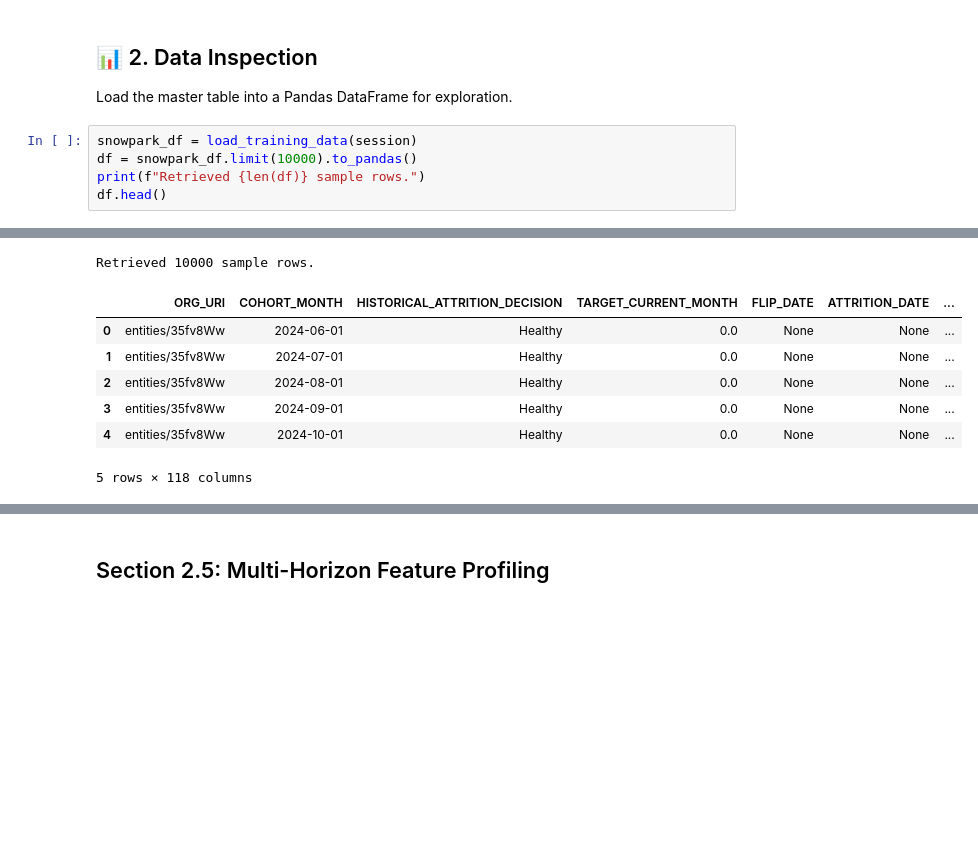
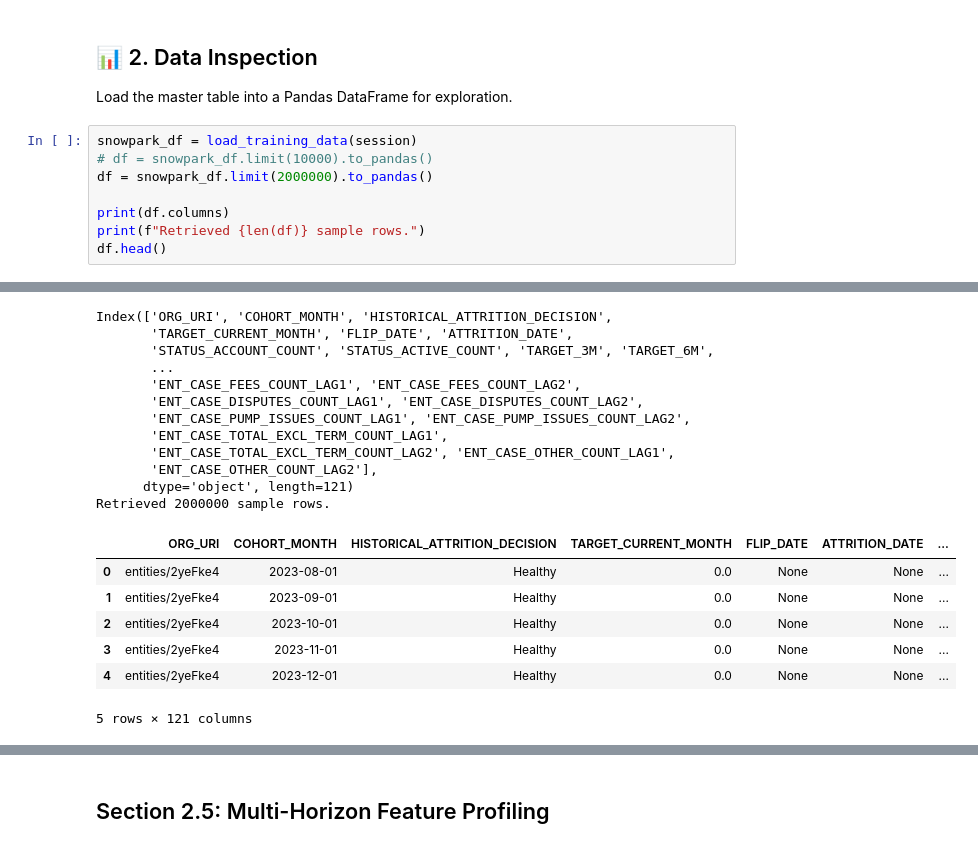
Before and after one commit to elchristog/attrition-prediction, a Jupyter notebook: py/pipeline_testing.ipynb, the cells around one changed output, grey strips where cells are left out. Cells and saved outputs as stored; diff of their text form; blank space fills up the shorter version.

```diff
--- a/py/pipeline_testing.ipynb
+++ b/py/pipeline_testing.ipynb
@@ -74,7 +71,10 @@ INFO:data_loader:Finished c5_model_features.sql
 Load the master table into a Pandas DataFrame for exploration.
 # %%
 snowpark_df = load_training_data(session)
-df = snowpark_df.limit(10000).to_pandas()
+# df = snowpark_df.limit(10000).to_pandas()
+df = snowpark_df.limit(2000000).to_pandas()
+
+print(df.columns)
 print(f"Retrieved {len(df)} sample rows.")
 df.head()
 # %% [output]
@@ -98,11 +98,22 @@ WARNING:snowflake.connector.ocsp_snowflake:WARNING!!! Using fail-open to connect
-Retrieved 10000 sample rows.
+Index(['ORG_URI', 'COHORT_MONTH', 'HISTORICAL_ATTRITION_DECISION',
+       'TARGET_CURRENT_MONTH', 'FLIP_DATE', 'ATTRITION_DATE',
+       'STATUS_ACCOUNT_COUNT', 'STATUS_ACTIVE_COUNT', 'TARGET_3M', 'TARGET_6M',
+       ...
+       'ENT_CASE_FEES_COUNT_LAG1', 'ENT_CASE_FEES_COUNT_LAG2',
+       'ENT_CASE_DISPUTES_COUNT_LAG1', 'ENT_CASE_DISPUTES_COUNT_LAG2',
+       'ENT_CASE_PUMP_ISSUES_COUNT_LAG1', 'ENT_CASE_PUMP_ISSUES_COUNT_LAG2',
+       'ENT_CASE_TOTAL_EXCL_TERM_COUNT_LAG1',
+       'ENT_CASE_TOTAL_EXCL_TERM_COUNT_LAG2', 'ENT_CASE_OTHER_COUNT_LAG1',
+       'ENT_CASE_OTHER_COUNT_LAG2'],
+      dtype='object', length=121)
+Retrieved 2000000 sample rows.
 |  | ORG_URI | COHORT_MONTH | HISTORICAL_ATTRITION_DECISION | TARGET_CURRENT_MONTH | FLIP_DATE | ATTRITION_DATE | ... |
-| 0 | entities/35fv8Ww | 2024-06-01 | Healthy | 0.0 | None | None | ... |
-| 1 | entities/35fv8Ww | 2024-07-01 | Healthy | 0.0 | None | None | ... |
-| 2 | entities/35fv8Ww | 2024-08-01 | Healthy | 0.0 | None | None | ... |
-| 3 | entities/35fv8Ww | 2024-09-01 | Healthy | 0.0 | None | None | ... |
-| 4 | entities/35fv8Ww | 2024-10-01 | Healthy | 0.0 | None | None | ... |
+| 0 | entities/2yeFke4 | 2023-08-01 | Healthy | 0.0 | None | None | ... |
+| 1 | entities/2yeFke4 | 2023-09-01 | Healthy | 0.0 | None | None | ... |
+| 2 | entities/2yeFke4 | 2023-10-01 | Healthy | 0.0 | None | None | ... |
+| 3 | entities/2yeFke4 | 2023-11-01 | Healthy | 0.0 | None | None | ... |
+| 4 | entities/2yeFke4 | 2023-12-01 | Healthy | 0.0 | None | None | ... |
-5 rows × 118 columns
+5 rows × 121 columns
 # %%
 # Target Balance Check
 sns.countplot(x='TARGET_HARD_8M', data=df)
```
Also changed, not shown: parts of 16 cells of this notebook, 11 other files.
